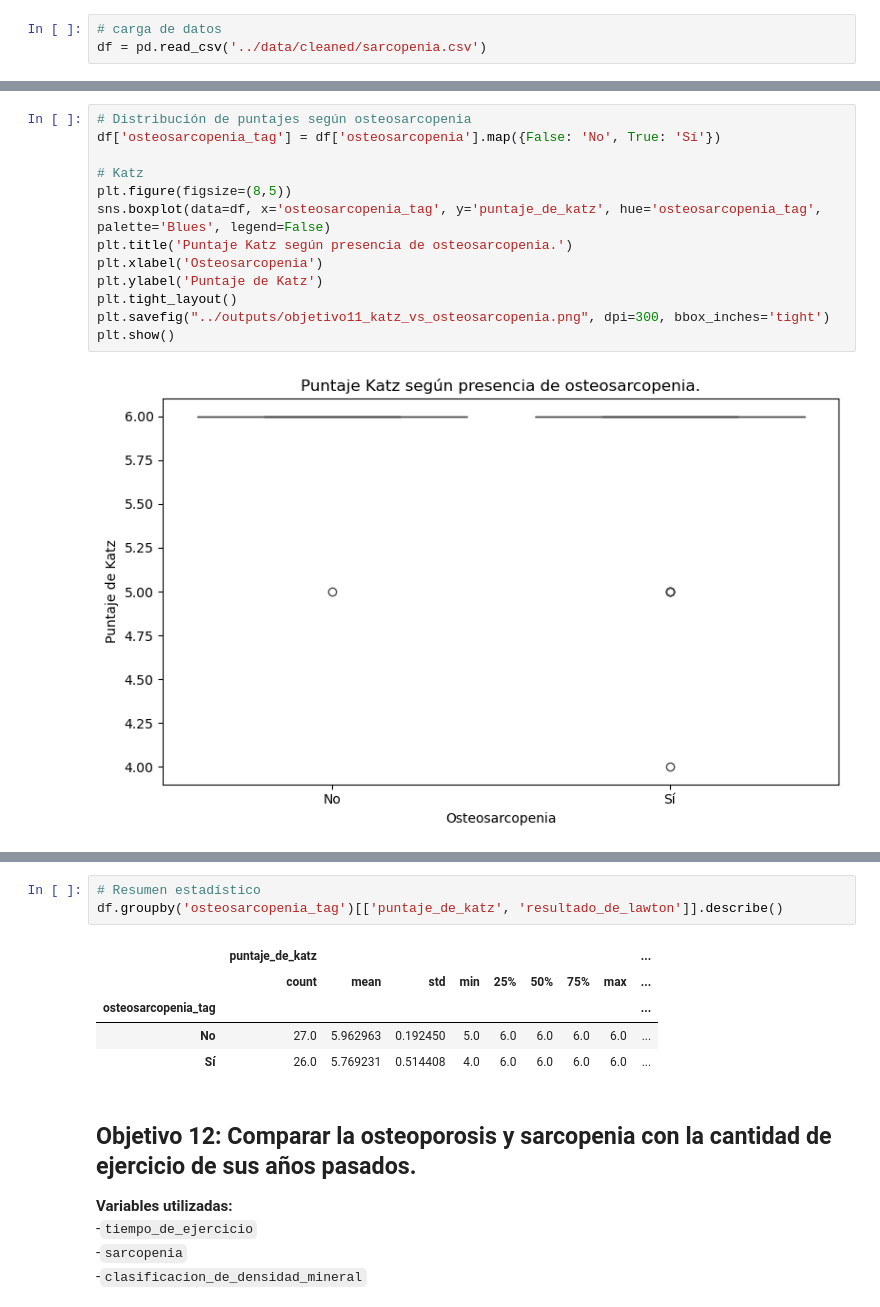
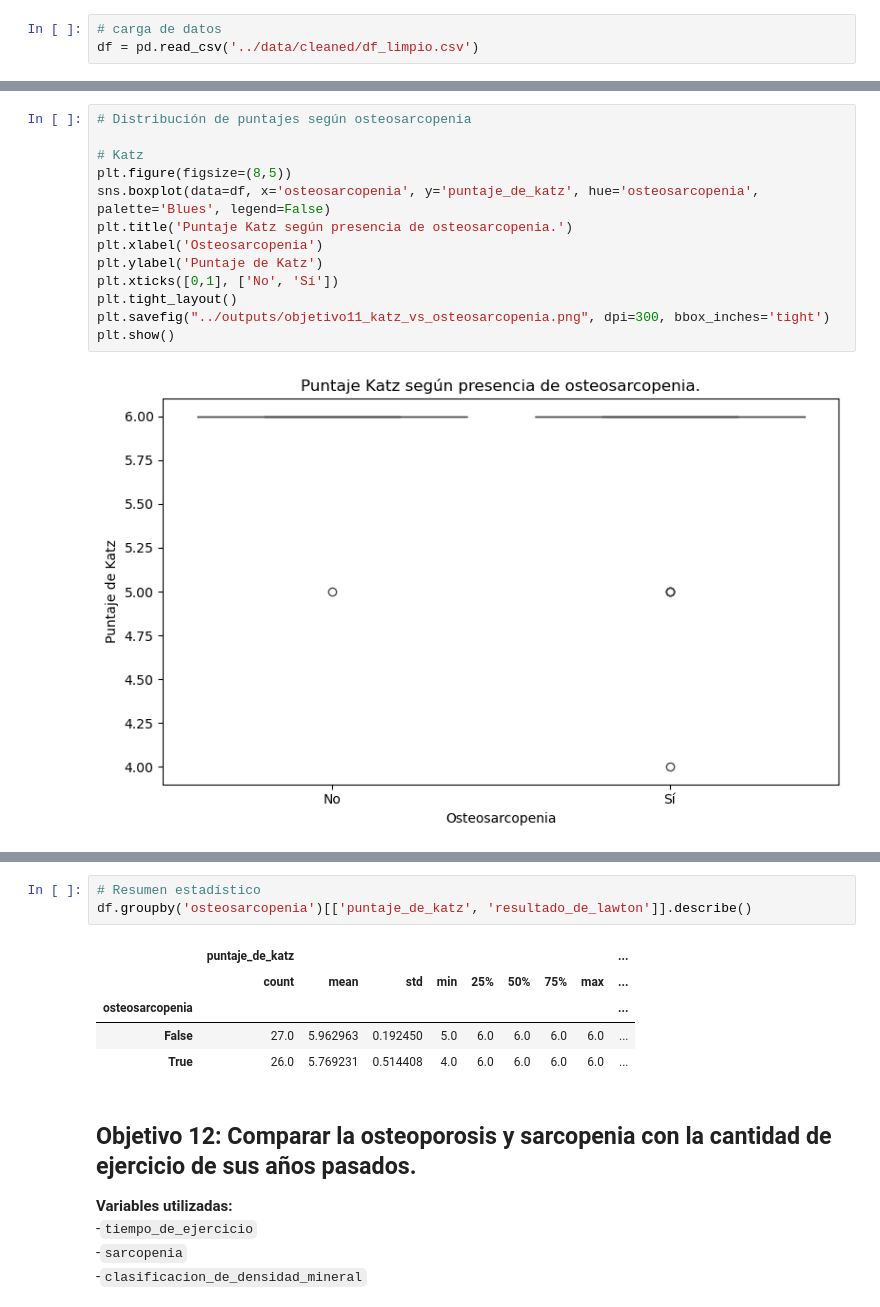
Before and after one commit to soychriscampos/analisis_osteosarcopenia, a Jupyter notebook: notebooks/eda.ipynb, the cells around one changed output, grey strips where cells are left out. Drawn from its saved outputs; the diff is of its cells as text.

```diff
--- a/notebooks/eda.ipynb
+++ b/notebooks/eda.ipynb
@@ -9,7 +9,7 @@ import matplotlib.pyplot as plt
 import seaborn as sns
 # %%
 # carga de datos
-df = pd.read_csv('../data/cleaned/sarcopenia.csv')
+df = pd.read_csv('../data/cleaned/df_limpio.csv')
 # %%
 # descripción general
 df.shape
@@ -562,14 +571,14 @@ df.groupby('nivel_de_sarcopenia', observed=False)['masa_muscular_absoluta'].desc
 Se comparan los puntajes de las estacalas Katz y Lawton entre pacientes con y sin osteosarcopenia. Se busca observar si existen diferencias en los niveles de funcionalidad según esta condición. Para ello, se emplean diagramas de caja, que permiten visualizar la mediana, la disperción y la presencia de valores extremos.
 # %%
 # Distribución de puntajes según osteosarcopenia
-df['osteosarcopenia_tag'] = df['osteosarcopenia'].map({False: 'No', True: 'Sí'})
 
 # Katz
 plt.figure(figsize=(8,5))
-sns.boxplot(data=df, x='osteosarcopenia_tag', y='puntaje_de_katz', hue='osteosarcopenia_tag', palette='Blues', legend=False)
+sns.boxplot(data=df, x='osteosarcopenia', y='puntaje_de_katz', hue='osteosarcopenia', palette='Blues', legend=False)
 plt.title('Puntaje Katz según presencia de osteosarcopenia.')
 plt.xlabel('Osteosarcopenia')
 plt.ylabel('Puntaje de Katz')
+plt.xticks([0,1], ['No', 'Sí'])
 plt.tight_layout()
 plt.savefig("../outputs/objetivo11_katz_vs_osteosarcopenia.png", dpi=300, bbox_inches='tight')
 plt.show()
@@ -604,12 +614,12 @@ pd.crosstab(df['osteosarcopenia_tag'], df['resultado_de_lawton'])
 # %%
 # Resumen estadístico
-df.groupby('osteosarcopenia_tag')[['puntaje_de_katz', 'resultado_de_lawton']].describe()
+df.groupby('osteosarcopenia')[['puntaje_de_katz', 'resultado_de_lawton']].describe()
 # %% [output]
 |  | puntaje_de_katz |  |  |  |  |  |  |  | ... |
 |  | count | mean | std | min | 25% | 50% | 75% | max | ... |
-| osteosarcopenia_tag |  |  |  |  |  |  |  |  | ... |
-| No | 27.0 | 5.962963 | 0.192450 | 5.0 | 6.0 | 6.0 | 6.0 | 6.0 | ... |
-| Sí | 26.0 | 5.769231 | 0.514408 | 4.0 | 6.0 | 6.0 | 6.0 | 6.0 | ... |
+| osteosarcopenia |  |  |  |  |  |  |  |  | ... |
+| False | 27.0 | 5.962963 | 0.192450 | 5.0 | 6.0 | 6.0 | 6.0 | 6.0 | ... |
+| True | 26.0 | 5.769231 | 0.514408 | 4.0 | 6.0 | 6.0 | 6.0 | 6.0 | ... |
 # %% [markdown]
 ## Objetivo 12: Comparar la osteoporosis y sarcopenia con la cantidad de ejercicio de sus años pasados.
 
```
Also changed, not shown: parts of 26 cells of this notebook, 7 other files.
